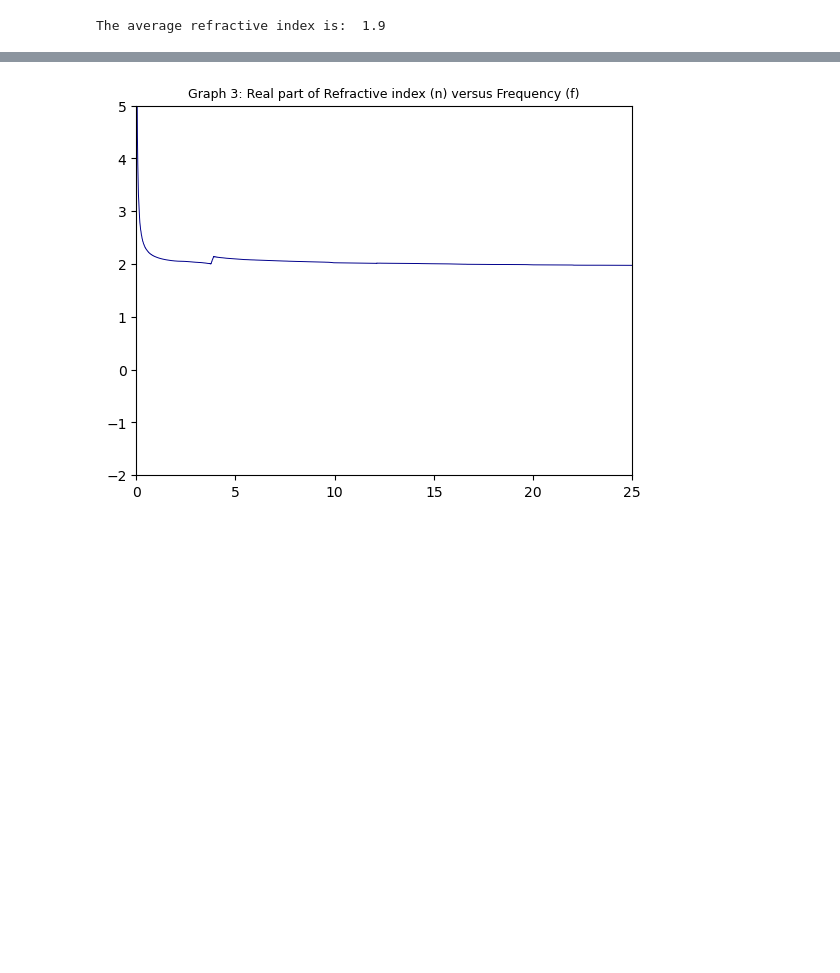
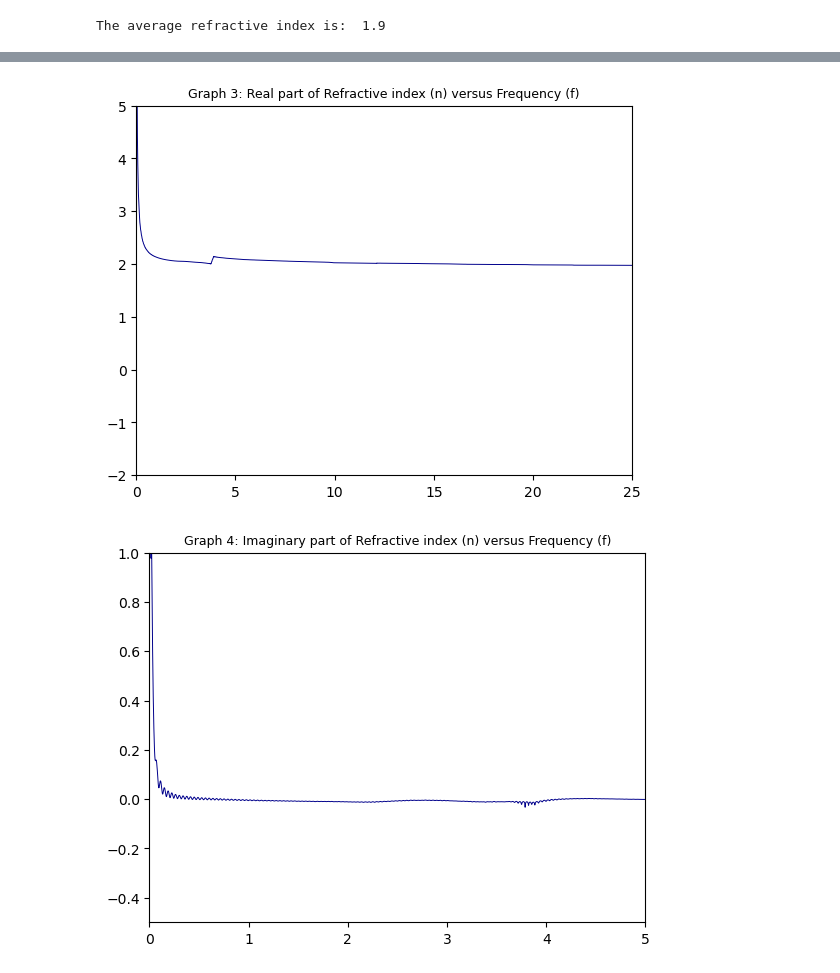
Before and after one commit to Loriginale2000/TerahertzProject, a Jupyter notebook: THzFinal.ipynb, the cells around one changed output, grey strips where cells are left out. Saved outputs shown, nothing was run; the diff lists cells and outputs as text; code cells hidden in the pictures; blank space fills up the shorter version.

Commit message:
Added graph containing the imaginary part of the refractive index versus frequency

```diff
--- a/THzFinal.ipynb
+++ b/THzFinal.ipynb
@@ -110,30 +110,38 @@ plt.ylabel("Amplitude (a.u.)")
 plt.title("Graph 1: Amplitude versus Time")
 plt.plot(t *1e12  ,sr, linewidth = 1)
 plt.plot(t *1e12, ss, color = "maroon",  linewidth = 1)
 plt.legend([" Graph 0.1a:Amplitude versus Time", " Graph 0.1b:Amplitude versus Time, Sample"])
 plt.xlim(xmax = 46, xmin = 0)
 plt.show()
 
 #THEORETICAL REFRACTIVE INDEX
 plt.plot( freq * 1e-12, n , color = "darkblue", linewidth = 0.7)
 plt.title("Graph 2: Refractive index (n) versus Frequency (f)", fontsize = 9)
 plt.xlabel("Frequency (THz)", fontsize = 11, loc = "right")
 plt.ylabel("Refractive index (unitless)", fontsize = 11)
 plt.xscale("linear")
 plt.yscale("linear")
 plt.xlim(xmax = 3, xmin = 0 )
 plt.ylim(ymax = 10, ymin = -2)
 plt.show()
 
 
 #REFRACTIVE INDEX REAL PART
 plt.title("Graph 3: Real part of Refractive index (n) versus Frequency (f)", fontsize = 9)
 plt.plot ( freq *1e-12 , np.real(n_), linewidth=0.7, color='darkblue')
 plt.xlim(xmax = 25, xmin = 0)
 plt.ylim(ymax = 5, ymin = -2)
 plt.show()
+
+#REFRACTIVE INDEX IMAGINARY PART
+plt.title("Graph 4: Imaginary part of Refractive index (n) versus Frequency (f)", fontsize = 9)
+plt.plot ( freq *1e-12 , np.imag(n_), linewidth=0.7, color='darkblue')
+plt.xlim(xmax = 5, xmin = 0)
+plt.ylim(ymax = 1, ymin = -0.5)
+plt.show()
 # %% [output]
 The average refractive index is:  1.9
 [figure]
 [figure]
 [figure]
+[figure, added]
```
